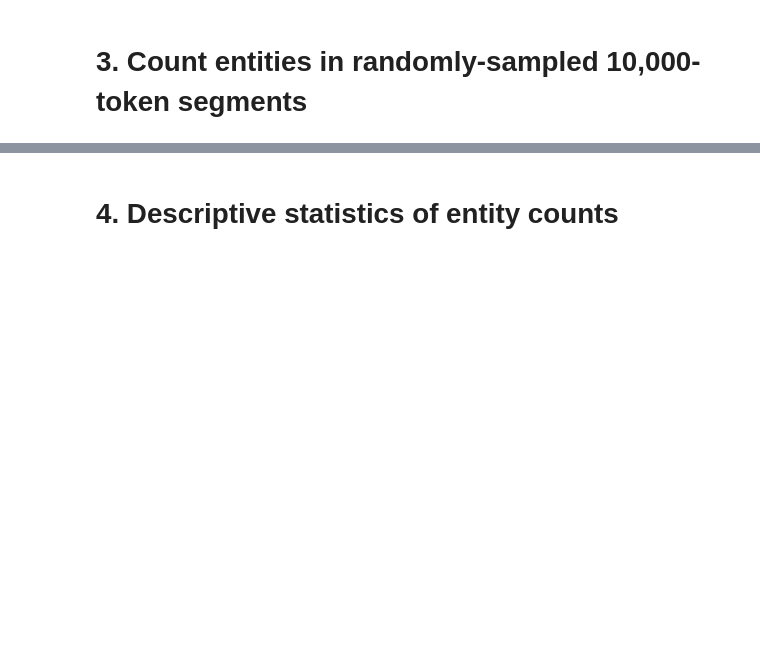
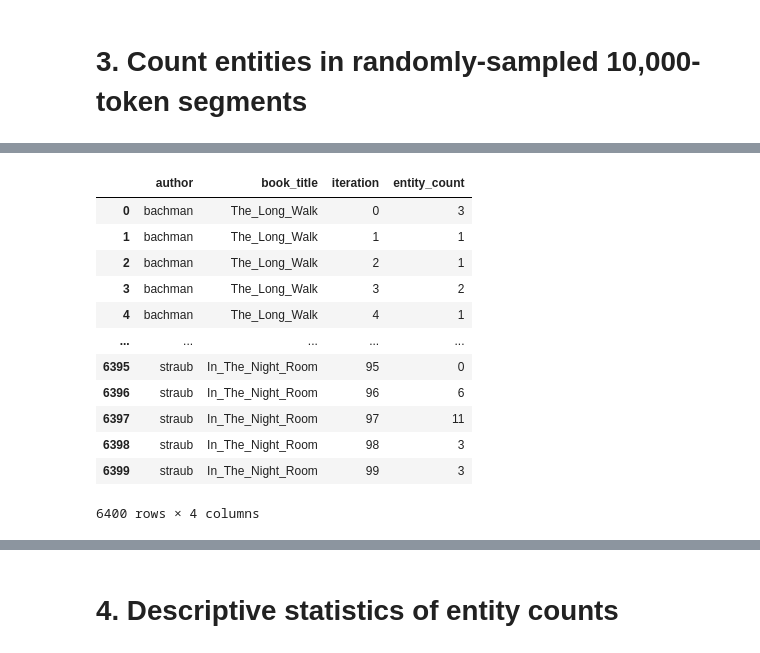
Before and after one commit to dorothyh-ms/king_bachman_authorship_verification, a Jupyter notebook: 3-cultural-references.ipynb, the cells around one changed output, grey strips where cells are left out. Cells and saved outputs as stored; diff of their text form; code cells hidden in the pictures; blank space fills up the shorter version.

```diff
--- a/3-cultural-references.ipynb
+++ b/3-cultural-references.ipynb
@@ -136,6 +136,22 @@ entity_counts_books_authors = pd.merge(books_entity_counts.reset_index(),
                                        left_on='book_title',
                                        right_on='title',
                                        how='left' )[['author', 'book_title', 'iteration', 'entity_count']]
+# %%
+entity_counts_books_authors
+# %% [output]
+|  | author | book_title | iteration | entity_count |
+| 0 | bachman | The_Long_Walk | 0 | 3 |
+| 1 | bachman | The_Long_Walk | 1 | 1 |
+| 2 | bachman | The_Long_Walk | 2 | 1 |
+| 3 | bachman | The_Long_Walk | 3 | 2 |
+| 4 | bachman | The_Long_Walk | 4 | 1 |
+| ... | ... | ... | ... | ... |
+| 6395 | straub | In_The_Night_Room | 95 | 0 |
+| 6396 | straub | In_The_Night_Room | 96 | 6 |
+| 6397 | straub | In_The_Night_Room | 97 | 11 |
+| 6398 | straub | In_The_Night_Room | 98 | 3 |
+| 6399 | straub | In_The_Night_Room | 99 | 3 |
+6400 rows × 4 columns
 # %%
 entity_counts_books_authors.to_csv("pop_culture_refs_counts_books_10000token_segments.csv")
 entity_counts_books_authors
```
Also changed, not shown: parts of 9 cells of this notebook, 1 other file.
